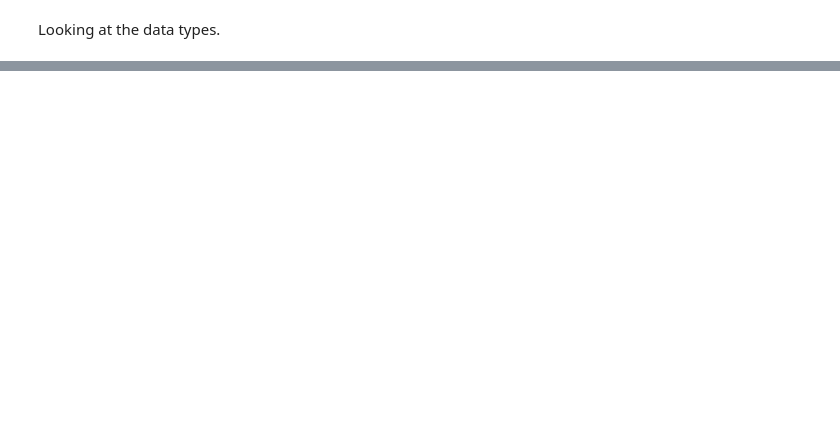
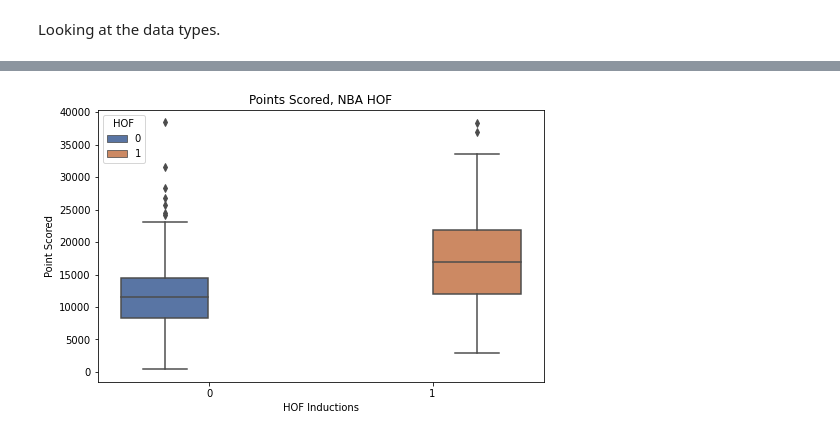
Before and after one commit to Frankocean7/GSB-521, a Jupyter notebook: GSB_521_project_B.ipynb, the cells around one changed output, grey strips where cells are left out. Saved outputs shown, nothing was run; the diff lists cells and outputs as text; code cells hidden in the pictures; blank space fills up the shorter version.

```diff
--- a/GSB_521_project_B.ipynb
+++ b/GSB_521_project_B.ipynb
@@ -141,0 +169,11 @@ Look at the outliers of those players that made the hall of fame and those who d
+# %%
+plt.figure(figsize=(8, 5))
+sns.boxplot(x='HOF', y='PTS',
+    data=df1, hue='HOF', palette='deep')
+plt.xlabel("HOF Inductions")
+plt.ylabel("Point Scored")
+plt.title("Points Scored, NBA HOF")
+plt.show()
+plt.close()
+# %% [output]
+[figure, added]
```
Also changed, not shown: parts of 59 cells of this notebook.
